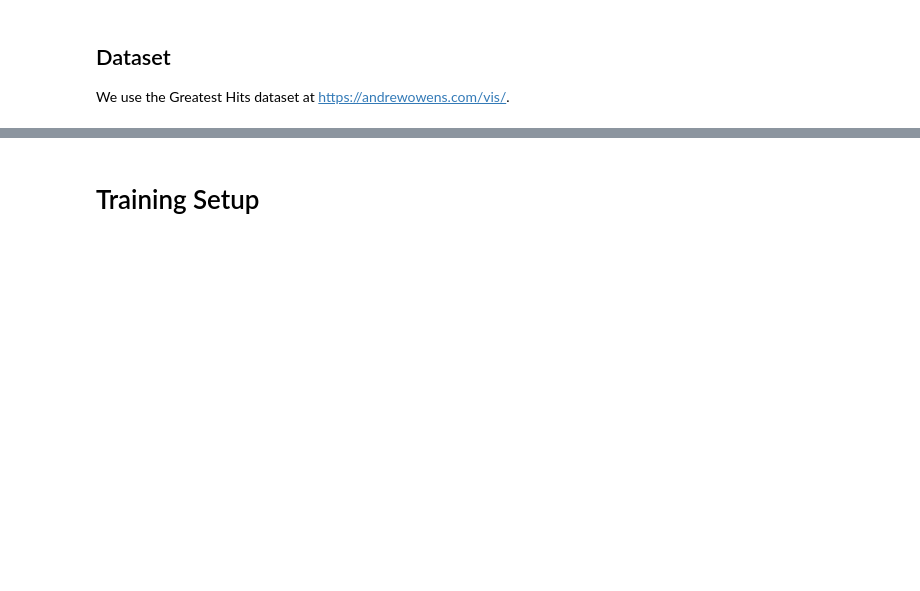
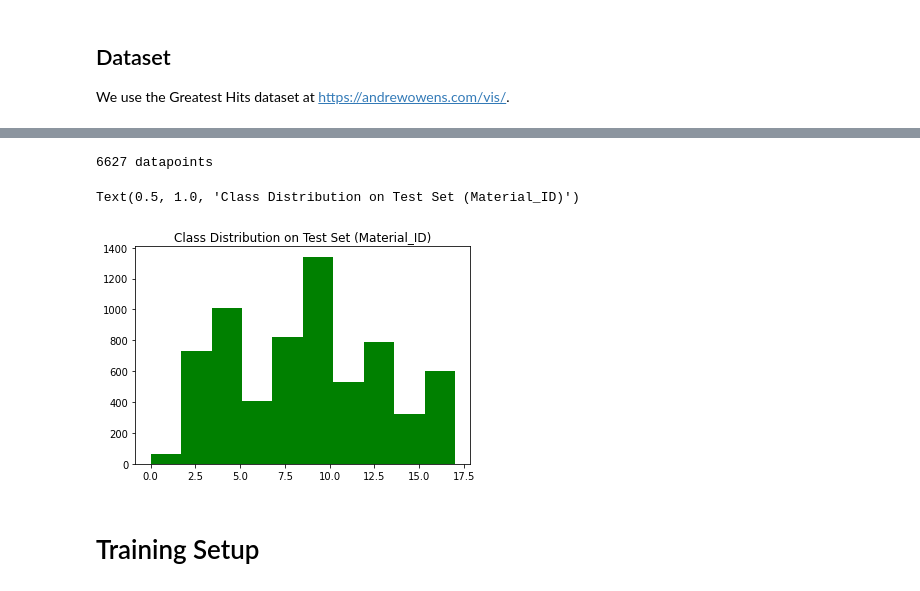
Before and after one commit to emilyzfliu/vis-sounds, a Jupyter notebook: vis_sounds.ipynb, the cells around one changed output, grey strips where cells are left out. Cells and saved outputs as stored; diff of their text form; code cells hidden in the pictures; blank space fills up the shorter version.

```diff
--- a/vis_sounds.ipynb
+++ b/vis_sounds.ipynb
@@ -149,2 +220,11 @@ class VisSoundsDataset(Dataset):
+# %%
+data_stats_test = VisSoundsDataset(split = 'test', mode = 'sound')
+all_classifs = data_stats_test.get_class_data()
+plt.hist(all_classifs, color='green')
+plt.title('Class Distribution on Test Set (Material_ID)')
+# %% [output]
+6627 datapoints
+Text(0.5, 1.0, 'Class Distribution on Test Set (Material_ID)')
+[figure, added]
 # %% [markdown]
 # Training Setup
```
Also changed, not shown: parts of 10 cells of this notebook.
